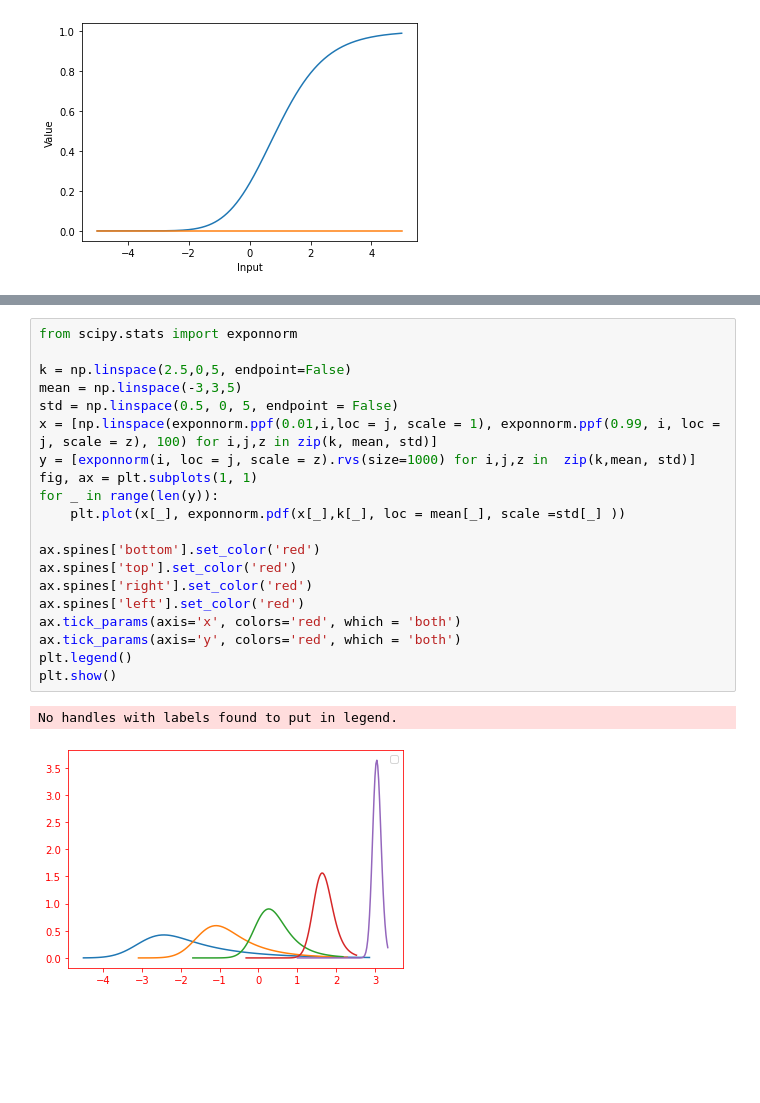
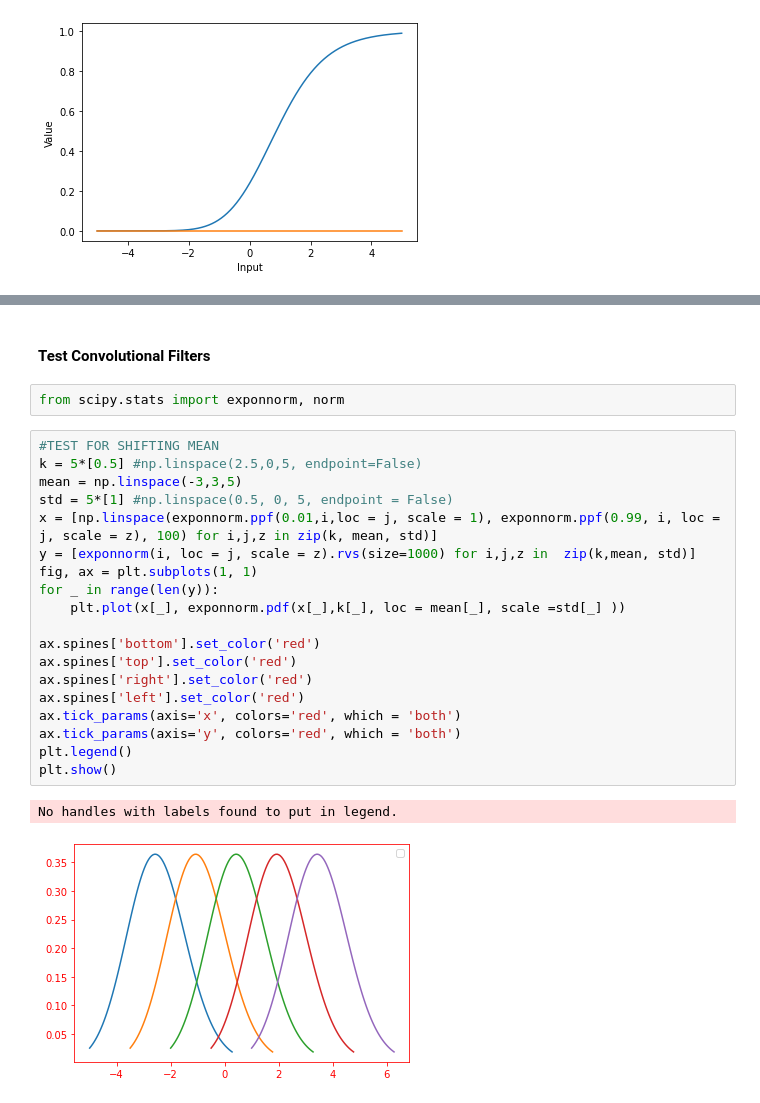
Before and after one commit to seblee97/student_teacher_catastrophic, a Jupyter notebook: cata/data_modules/custom_datasets/Convolution_test.ipynb, the cells around one changed output, grey strips where cells are left out. Drawn from its saved outputs; the diff is of its cells as text; blank space fills up the shorter version.

Commit message:
Added notes for varying 2nd input dist, + convolution tests

```diff
--- a/cata/data_modules/custom_datasets/Convolution_test.ipynb
+++ b/cata/data_modules/custom_datasets/Convolution_test.ipynb
@@ -200,23 +218,26 @@ plt.show()
+# %% [markdown]
+#### Test Convolutional Filters
+# %%
+from scipy.stats import exponnorm, norm
 # %%
-from scipy.stats import exponnorm
-
-k = np.linspace(2.5,0,5, endpoint=False)
+#TEST FOR SHIFTING MEAN
+k = 5*[0.5] #np.linspace(2.5,0,5, endpoint=False)
 mean = np.linspace(-3,3,5)
-std = np.linspace(0.5, 0, 5, endpoint = False)
+std = 5*[1] #np.linspace(0.5, 0, 5, endpoint = False)
 x = [np.linspace(exponnorm.ppf(0.01,i,loc = j, scale = 1), exponnorm.ppf(0.99, i, loc = j, scale = z), 100) for i,j,z in zip(k, mean, std)]
 y = [exponnorm(i, loc = j, scale = z).rvs(size=1000) for i,j,z in  zip(k,mean, std)]
 fig, ax = plt.subplots(1, 1)
 for _ in range(len(y)):
     plt.plot(x[_], exponnorm.pdf(x[_],k[_], loc = mean[_], scale =std[_] ))
 
 ax.spines['bottom'].set_color('red')
 ax.spines['top'].set_color('red')
 ax.spines['right'].set_color('red')
 ax.spines['left'].set_color('red')
 ax.tick_params(axis='x', colors='red', which = 'both')
 ax.tick_params(axis='y', colors='red', which = 'both')
 plt.legend()
 plt.show()
 # %% [output]
 No handles with labels found to put in legend.
-[figure, old version]
+[figure, new version]
```
Also changed, not shown: parts of 7 cells of this notebook, 2 other files.
